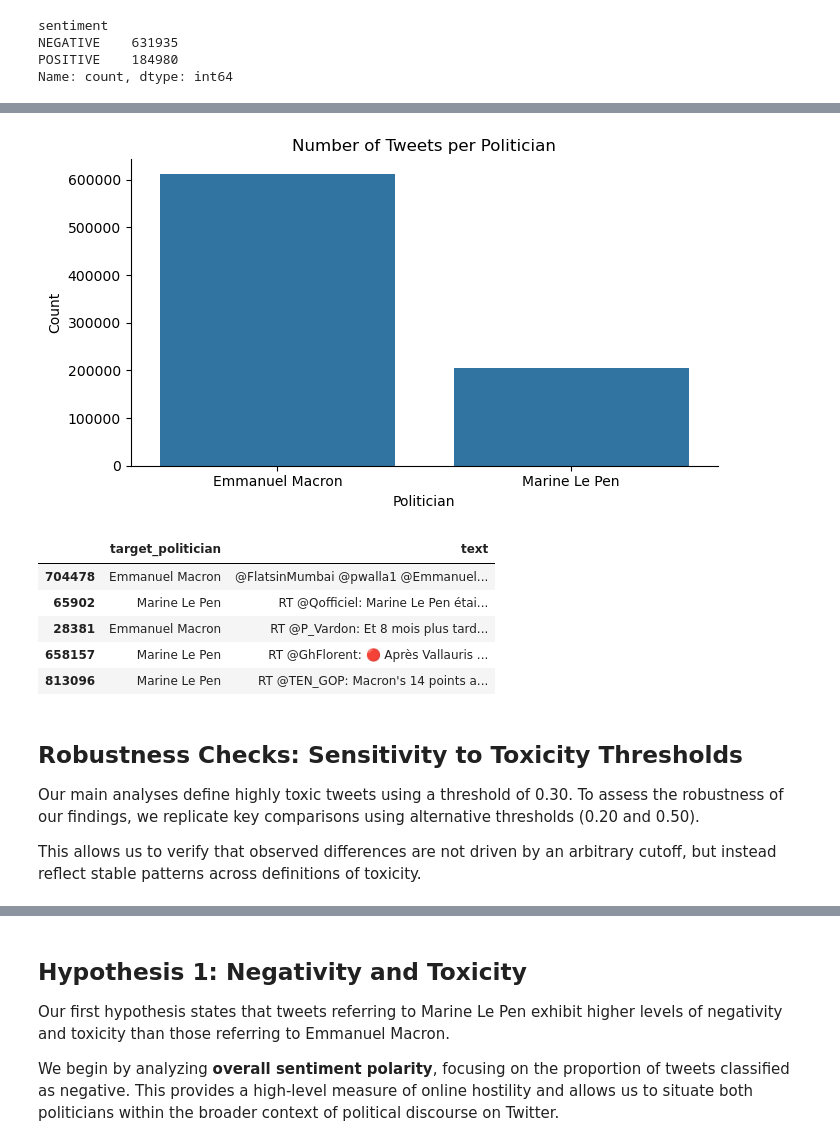
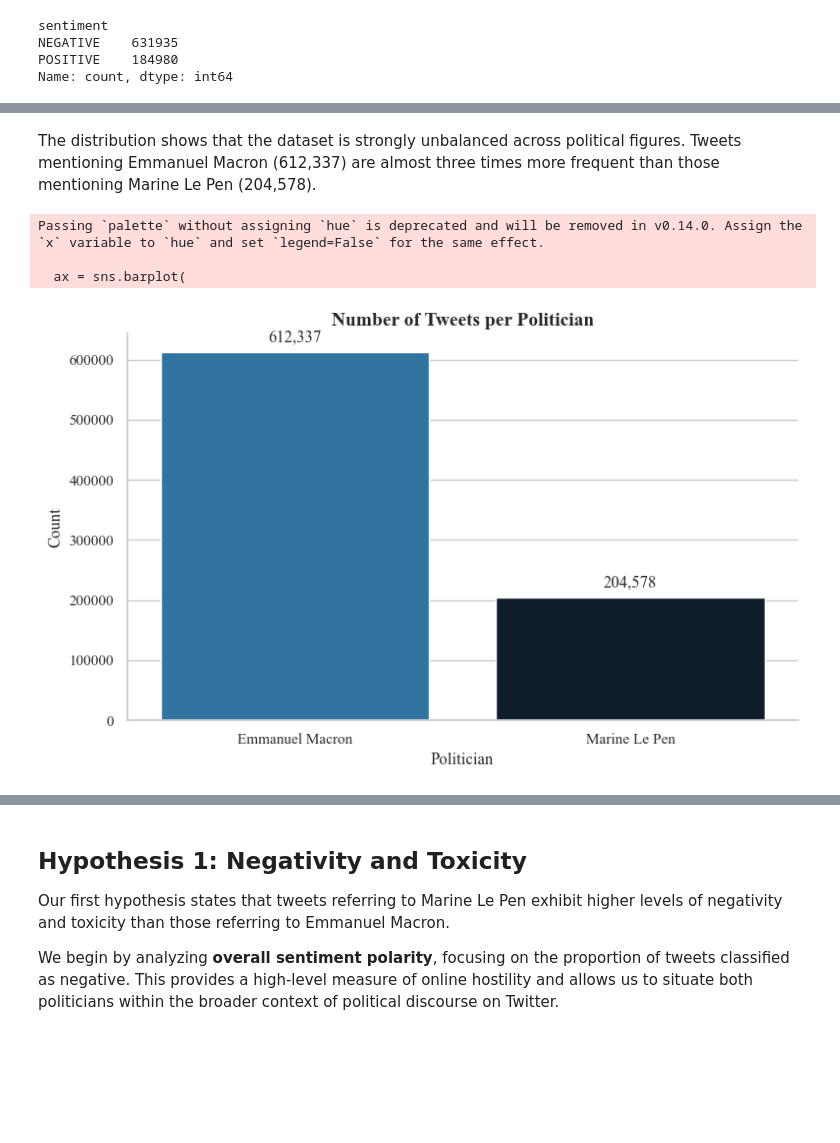
Before and after one commit to micagonzdark/ComputationalSocialSciences, a Jupyter notebook: project/data_analysis.ipynb, the cells around one changed output, grey strips where cells are left out. Cells and saved outputs as stored; diff of their text form; code cells hidden in the pictures; blank space fills up the shorter version.

Commit message:
Added Dupont, organized the analysis. Deleted some redundant parts

```diff
--- a/project/data_analysis.ipynb
+++ b/project/data_analysis.ipynb
@@ -273,0 +295,2 @@ Name: count, dtype: int64
+# %% [markdown]
+The distribution shows that the dataset is strongly unbalanced across political figures. Tweets mentioning Emmanuel Macron (612,337) are almost three times more frequent than those mentioning Marine Le Pen (204,578).
@@ -274,34 +329,37 @@ Name: count, dtype: int64
 # %%
-# Quick overview of dataset distribution for transparency
 politician_counts = df["target_politician"].value_counts().reset_index()
 politician_counts.columns = ["Politician", "Tweet Count"]
 
-plt.figure(figsize=(7,4))
-sns.barplot(data=politician_counts, x="Politician", y="Tweet Count")
+plt.figure()
+ax = sns.barplot(
+    data=politician_counts,
+    x="Politician",
+    y="Tweet Count",
+    palette={
+        'Emmanuel Macron': '#1f77b4',
+        'Marine Le Pen': '#0b1c2d',
+        'Nicolas Dupont-Aignan': '#003366'
+    }  # <--- aquí se usan los colores exactos
+)
+
 plt.title("Number of Tweets per Politician")
 plt.ylabel("Count")
 plt.xlabel("Politician")
+
+# add count labels on top of bars
+for p in ax.patches:
+    height = p.get_height()
+    ax.annotate(f'{int(height):,}',
+                xy=(p.get_x() + p.get_width() / 2, height),
+                xytext=(0, 5),
+                textcoords='offset points',
+                ha='center', va='bottom')
+
 sns.despine()
 plt.tight_layout()
 plt.show()
-
-# Show a few sample tweets
-display(df[["target_politician", "text"]].sample(5, random_state=42))
 # %% [output]
+Passing `palette` without assigning `hue` is deprecated and will be removed in v0.14.0. Assign the `x` variable to `hue` and set `legend=False` for the same effect.
+
+  ax = sns.barplot(
-[figure, old version]
+[figure, new version]
-|  | target_politician | text |
-| 704478 | Emmanuel Macron | @FlatsinMumbai @pwalla1 @Emmanuel... |
-| 65902 | Marine Le Pen | RT @Qofficiel: Marine Le Pen étai... |
-| 28381 | Emmanuel Macron | RT @P_Vardon: Et 8 mois plus tard... |
-| 658157 | Marine Le Pen | RT @GhFlorent: 🔴 Après Vallauris ... |
-| 813096 | Marine Le Pen | RT @TEN_GOP: Macron's 14 points a... |
-# %% [markdown]
-## Robustness Checks: Sensitivity to Toxicity Thresholds
-
-Our main analyses define highly toxic tweets using a threshold of 0.30.
-To assess the robustness of our findings, we replicate key comparisons
-using alternative thresholds (0.20 and 0.50).
-
-This allows us to verify that observed differences are not driven by
-an arbitrary cutoff, but instead reflect stable patterns across
-definitions of toxicity.
```
Also changed, not shown: parts of 96 cells of this notebook, 1 other file.
